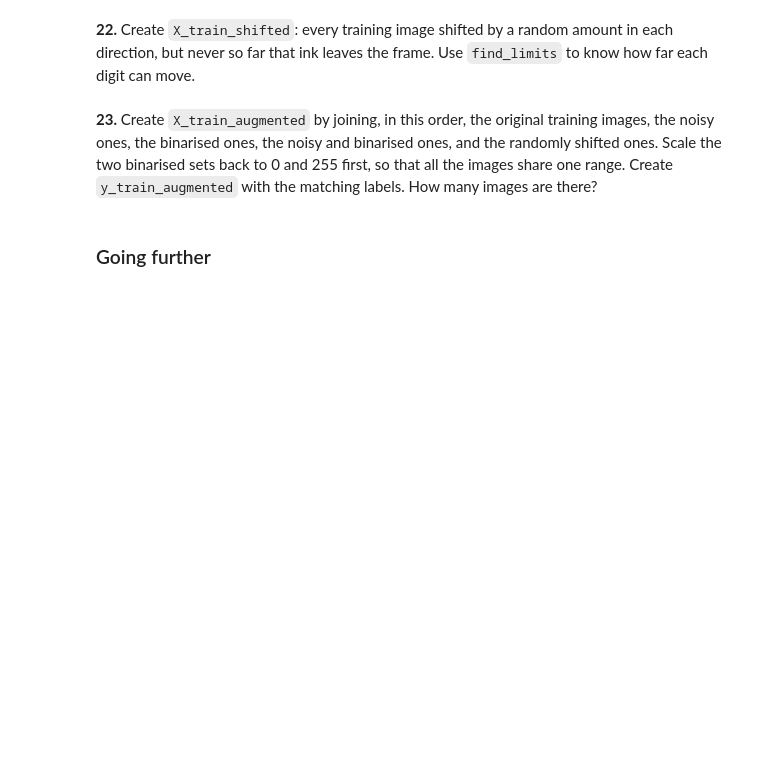
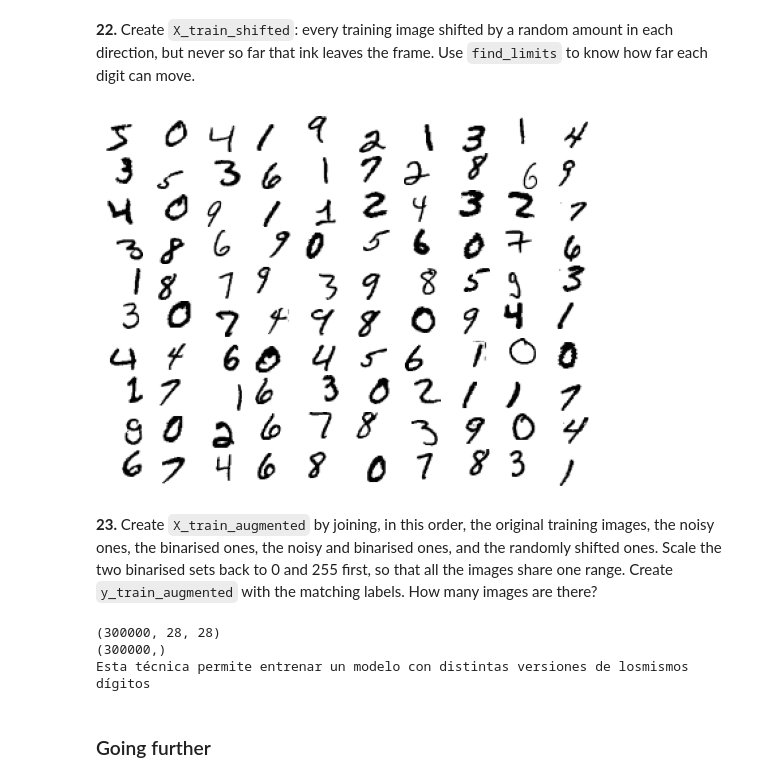
Before and after one commit to markomorko/numpy-mnist, a Jupyter notebook: mnist_numpy.ipynb, the cells around one changed output. Drawn from its saved outputs; the diff is of its cells as text; code cells hidden in the pictures; blank space fills up the shorter version.

```diff
--- a/mnist_numpy.ipynb
+++ b/mnist_numpy.ipynb
@@ -509,7 +561,44 @@ Arriba 10 píxeles
 # %% [markdown]
 **22.** Create `X_train_shifted`: every training image shifted by a random amount in each direction, but never so far that ink leaves the frame. Use `find_limits` to know how far each digit can move.
+# %%
+rng = np.random.default_rng(seed=42)
+
+X_train_shifted = np.empty_like(X_train)
+
+for i, image in enumerate(X_train):
+    top, bottom, left, right = find_limits(image)
+
+    # Desplazamientos máximos permitidos
+    dx = rng.integers(-left, image.shape[1] - right)
+    dy = rng.integers(-top, image.shape[0] - bottom)
+
+    X_train_shifted[i] = shift_image(image, int(dx), int(dy))
+
+plot_first_100(X_train_shifted)
+# %% [output]
+[figure, added]
 # %% [markdown]
 **23.** Create `X_train_augmented` by joining, in this order, the original training images, the noisy ones, the binarised ones, the noisy and binarised ones, and the randomly shifted ones. Scale the two binarised sets back to 0 and 255 first, so that all the images share one range. Create `y_train_augmented` with the matching labels. How many images are there?
+# %%
+X_train_augmented = np.concatenate([
+    X_train,
+    X_train_noisy,
+    X_train_binarized * 255,
+    X_train_noisy_binarized * 255,
+    X_train_shifted
+], axis=0)
+
+y_train_augmented = np.tile(y_train, 5)
+
+print(X_train_augmented.shape)
+print(y_train_augmented.shape)
+
+print("Esta técnica permite entrenar un modelo con distintas versiones de los"
+      "mismos dígitos")
+# %% [output]
+(300000, 28, 28)
+(300000,)
+Esta técnica permite entrenar un modelo con distintas versiones de losmismos dígitos
 # %% [markdown]
 ### Going further
 # %% [markdown]
```
Also changed, not shown: parts of 4 cells of this notebook, 1 other file.
